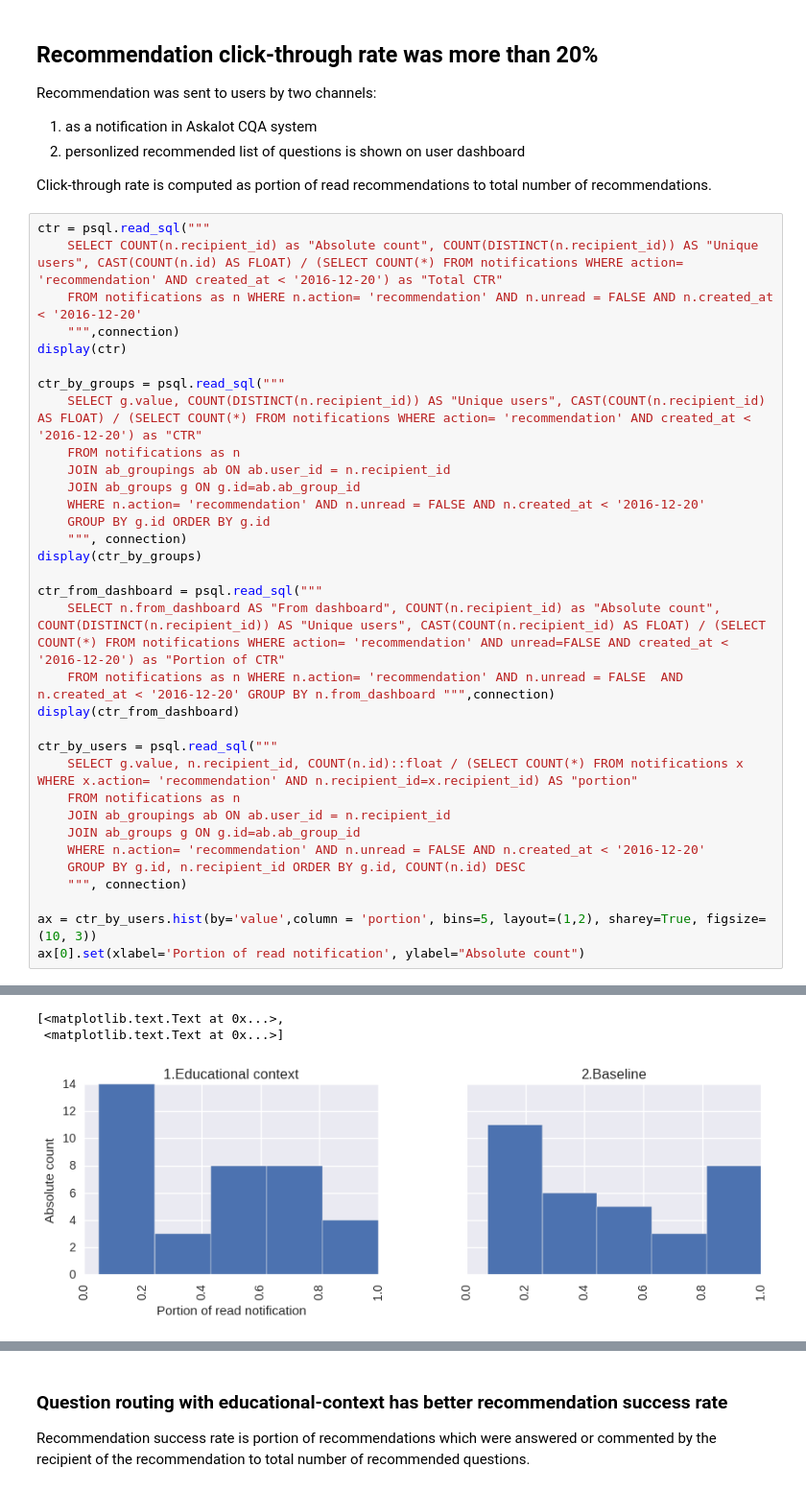
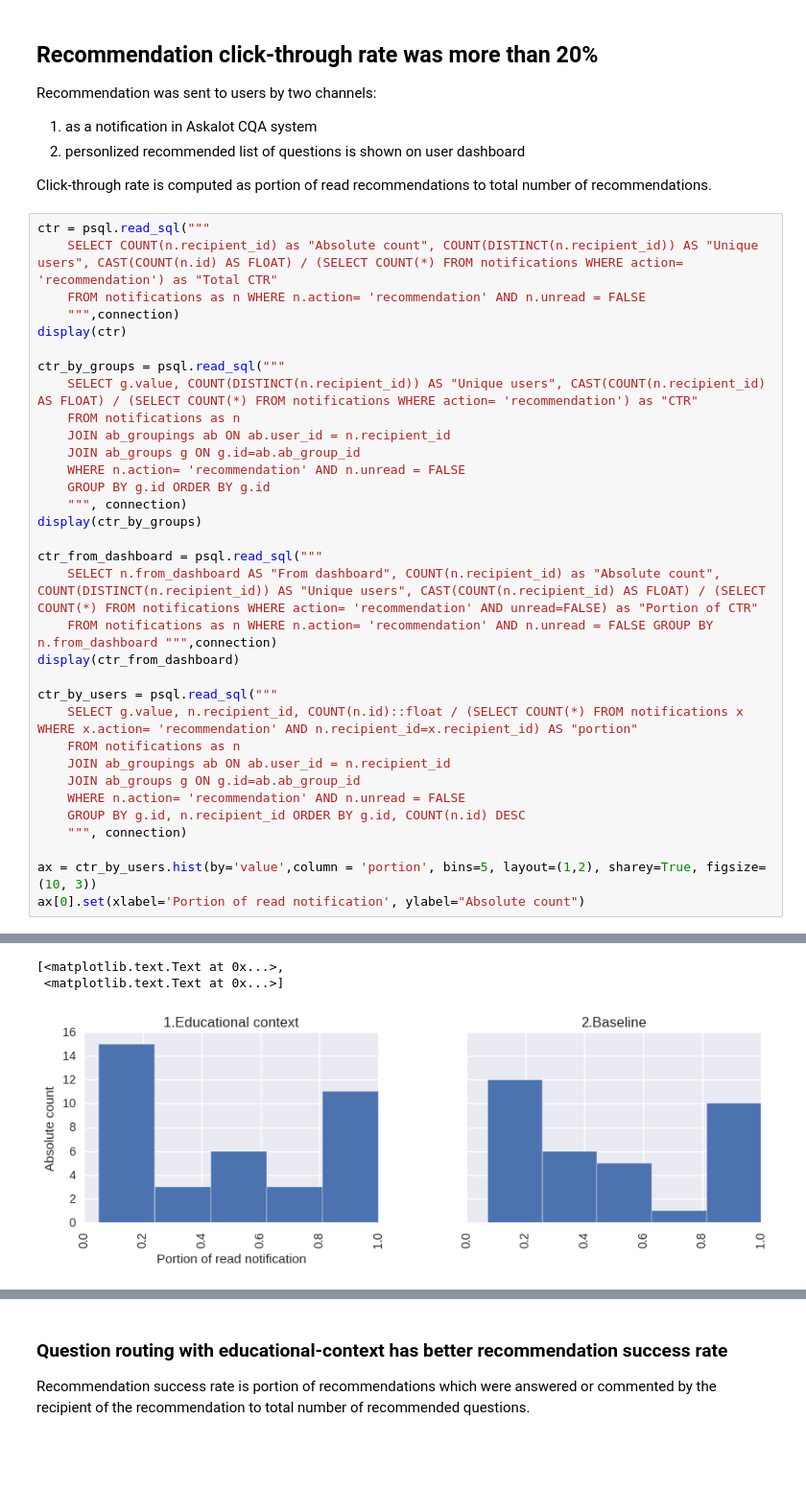
Before and after one commit to dmacjam/dp-analysis-evaluation, a Jupyter notebook: Online Evaluation.ipynb, the cells around one changed output, grey strips where cells are left out. Shown at 96% size. Drawn from its saved outputs; the diff is of its cells as text; blank space fills up the shorter version.

```diff
--- a/Online Evaluation.ipynb
+++ b/Online Evaluation.ipynb
@@ -86,24 +86,24 @@ Recommendation was sent to users by two channels:
 Click-through rate is computed as portion of read recommendations to total number of recommendations.
 # %%
 ctr = psql.read_sql("""
-    SELECT COUNT(n.recipient_id) as "Absolute count", COUNT(DISTINCT(n.recipient_id)) AS "Unique users", CAST(COUNT(n.id) AS FLOAT) / (SELECT COUNT(*) FROM notifications WHERE action= 'recommendation' AND created_at < '2016-12-20') as "Total CTR"
-    FROM notifications as n WHERE n.action= 'recommendation' AND n.unread = FALSE AND n.created_at < '2016-12-20'
+    SELECT COUNT(n.recipient_id) as "Absolute count", COUNT(DISTINCT(n.recipient_id)) AS "Unique users", CAST(COUNT(n.id) AS FLOAT) / (SELECT COUNT(*) FROM notifications WHERE action= 'recommendation') as "Total CTR"
+    FROM notifications as n WHERE n.action= 'recommendation' AND n.unread = FALSE
     """,connection)
 display(ctr)
 
 ctr_by_groups = psql.read_sql("""
-    SELECT g.value, COUNT(DISTINCT(n.recipient_id)) AS "Unique users", CAST(COUNT(n.recipient_id) AS FLOAT) / (SELECT COUNT(*) FROM notifications WHERE action= 'recommendation' AND created_at < '2016-12-20') as "CTR"
+    SELECT g.value, COUNT(DISTINCT(n.recipient_id)) AS "Unique users", CAST(COUNT(n.recipient_id) AS FLOAT) / (SELECT COUNT(*) FROM notifications WHERE action= 'recommendation') as "CTR"
     FROM notifications as n
     JOIN ab_groupings ab ON ab.user_id = n.recipient_id
     JOIN ab_groups g ON g.id=ab.ab_group_id
-    WHERE n.action= 'recommendation' AND n.unread = FALSE AND n.created_at < '2016-12-20'
+    WHERE n.action= 'recommendation' AND n.unread = FALSE
     GROUP BY g.id ORDER BY g.id
     """, connection)
 display(ctr_by_groups)
 
 ctr_from_dashboard = psql.read_sql("""
-    SELECT n.from_dashboard AS "From dashboard", COUNT(n.recipient_id) as "Absolute count", COUNT(DISTINCT(n.recipient_id)) AS "Unique users", CAST(COUNT(n.recipient_id) AS FLOAT) / (SELECT COUNT(*) FROM notifications WHERE action= 'recommendation' AND unread=FALSE AND created_at < '2016-12-20') as "Portion of CTR"
-    FROM notifications as n WHERE n.action= 'recommendation' AND n.unread = FALSE  AND n.created_at < '2016-12-20' GROUP BY n.from_dashboard """,connection)
+    SELECT n.from_dashboard AS "From dashboard", COUNT(n.recipient_id) as "Absolute count", COUNT(DISTINCT(n.recipient_id)) AS "Unique users", CAST(COUNT(n.recipient_id) AS FLOAT) / (SELECT COUNT(*) FROM notifications WHERE action= 'recommendation' AND unread=FALSE) as "Portion of CTR"
+    FROM notifications as n WHERE n.action= 'recommendation' AND n.unread = FALSE GROUP BY n.from_dashboard """,connection)
 display(ctr_from_dashboard)
 
 ctr_by_users = psql.read_sql("""
@@ -111,7 +111,7 @@ ctr_by_users = psql.read_sql("""
     FROM notifications as n
     JOIN ab_groupings ab ON ab.user_id = n.recipient_id
     JOIN ab_groups g ON g.id=ab.ab_group_id
-    WHERE n.action= 'recommendation' AND n.unread = FALSE AND n.created_at < '2016-12-20'
+    WHERE n.action= 'recommendation' AND n.unread = FALSE
     GROUP BY g.id, n.recipient_id ORDER BY g.id, COUNT(n.id) DESC
     """, connection)
 
@@ -129,4 +129,4 @@ ax[0].set(xlabel='Portion of read notification', ylabel="Absolute count")
 [<matplotlib.text.Text at 0x...>,
  <matplotlib.text.Text at 0x...>]
-[figure, old version]
+[figure, new version]
 # %% [markdown]
```
Also changed, not shown: parts of 34 cells of this notebook.
